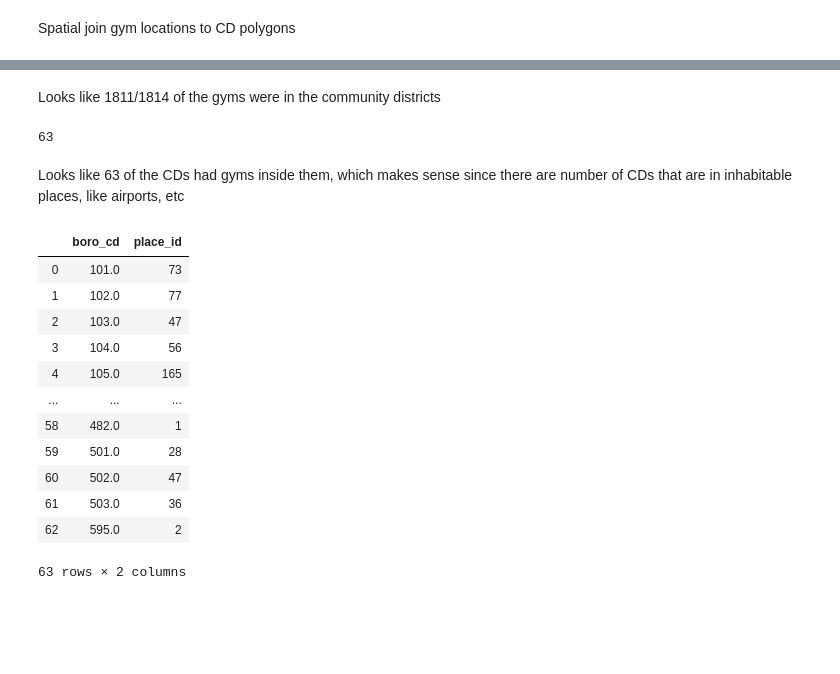
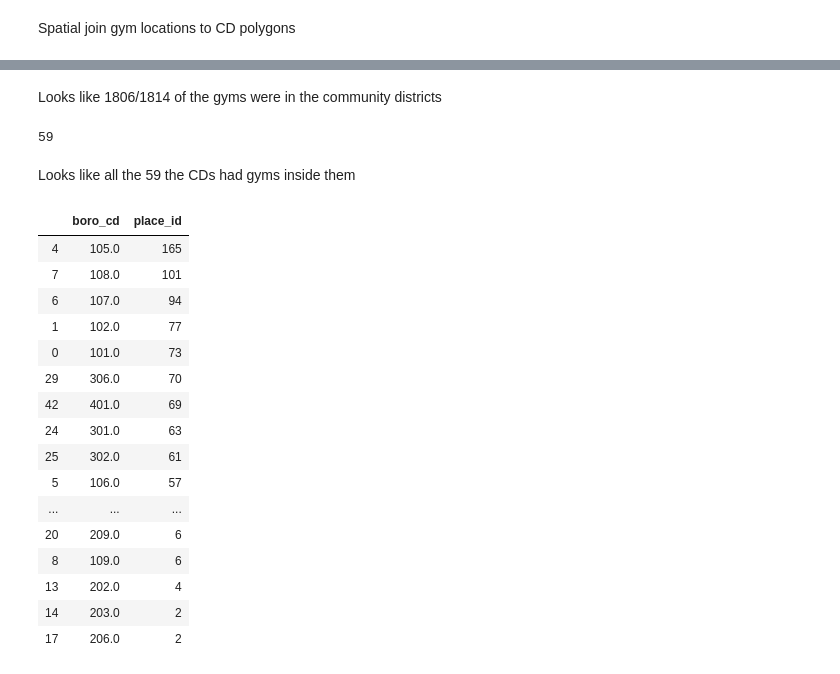
Before and after one commit to SujoyDU/NYC-MapData, a Jupyter notebook: data/Converting gym data to geojson and aggregating by CD.ipynb, the cells around one changed output, grey strips where cells are left out. Cells and saved outputs as stored; diff of their text form; code cells hidden in the pictures; blank space fills up the shorter version.

```diff
--- a/data/Converting gym data to geojson and aggregating by CD.ipynb
+++ b/data/Converting gym data to geojson and aggregating by CD.ipynb
@@ -83,6 +91,6 @@ We will count the number of gyms by CD.
 # %%
 # import CD shape file.
 # project geometries to EPSG 4326 to match the projection of the obesity map
-df_cd = gpd.read_file('final_data/Community Districts/geo_export_bf9282a4-4d98-4f1a-9606-0bf283c4c69d.shp').to_crs(fiona.crs.from_epsg(4326))
+df_cd = gpd.read_file('datasets/Population_Obesity_CD.geojson').to_crs(fiona.crs.from_epsg(4326))
 df_cd
 # %% [output]
@@ -102,5 +114,5 @@ df_cd
 # %%
-df_gyms = gpd.read_file('final_data/nyc_gyms.geojson').to_crs(fiona.crs.from_epsg(4326))
+df_gyms = gpd.read_file('datasets/nyc_gyms.geojson').to_crs(fiona.crs.from_epsg(4326))
 df_gyms
 # %% [output]
 |  | formatted_address | geometry.viewport.northeast.lat | geometry.viewport.northeast.lng | geometry.viewport.southwest.lat | ... |
@@ -138,27 +150,33 @@ df_sjoin
 # %% [markdown]
-Looks like 1811/1814 of the gyms were in the community districts
+Looks like 1806/1814 of the gyms were in the community districts
 # %%
 # see how many boro_cds had gyms
 df_sjoin['boro_cd'].nunique()
 # %% [output]
-63
+59
-# %% [markdown]
-Looks like 63 of the CDs had gyms inside them, which makes sense since there are number of CDs that are in inhabitable places, like airports, etc
+# %% [markdown]
+Looks like all the 59 the CDs had gyms inside them
 # %%
 # count number of gyms by community district
-cd_counts = df_sjoin.pivot_table(index=['boro_cd'], aggfunc={'place_id':'nunique'}).reset_index()
+cd_counts = df_sjoin.pivot_table(index=['boro_cd'],
+                                 aggfunc={'place_id':'nunique'}).reset_index().sort_values('place_id',
+                                                                                          ascending=False)
 cd_counts
 # %% [output]
 |  | boro_cd | place_id |
+| 4 | 105.0 | 165 |
+| 7 | 108.0 | 101 |
+| 6 | 107.0 | 94 |
+| 1 | 102.0 | 77 |
 | 0 | 101.0 | 73 |
-| 1 | 102.0 | 77 |
-| 2 | 103.0 | 47 |
-| 3 | 104.0 | 56 |
-| 4 | 105.0 | 165 |
+| 29 | 306.0 | 70 |
+| 42 | 401.0 | 69 |
+| 24 | 301.0 | 63 |
+| 25 | 302.0 | 61 |
+| 5 | 106.0 | 57 |
 | ... | ... | ... |
-| 58 | 482.0 | 1 |
-| 59 | 501.0 | 28 |
-| 60 | 502.0 | 47 |
-| 61 | 503.0 | 36 |
-| 62 | 595.0 | 2 |
+| 20 | 209.0 | 6 |
+| 8 | 109.0 | 6 |
+| 13 | 202.0 | 4 |
+| 14 | 203.0 | 2 |
+| 17 | 206.0 | 2 |
-63 rows × 2 columns
```
Also changed, not shown: parts of 16 cells of this notebook, 9 other files.
